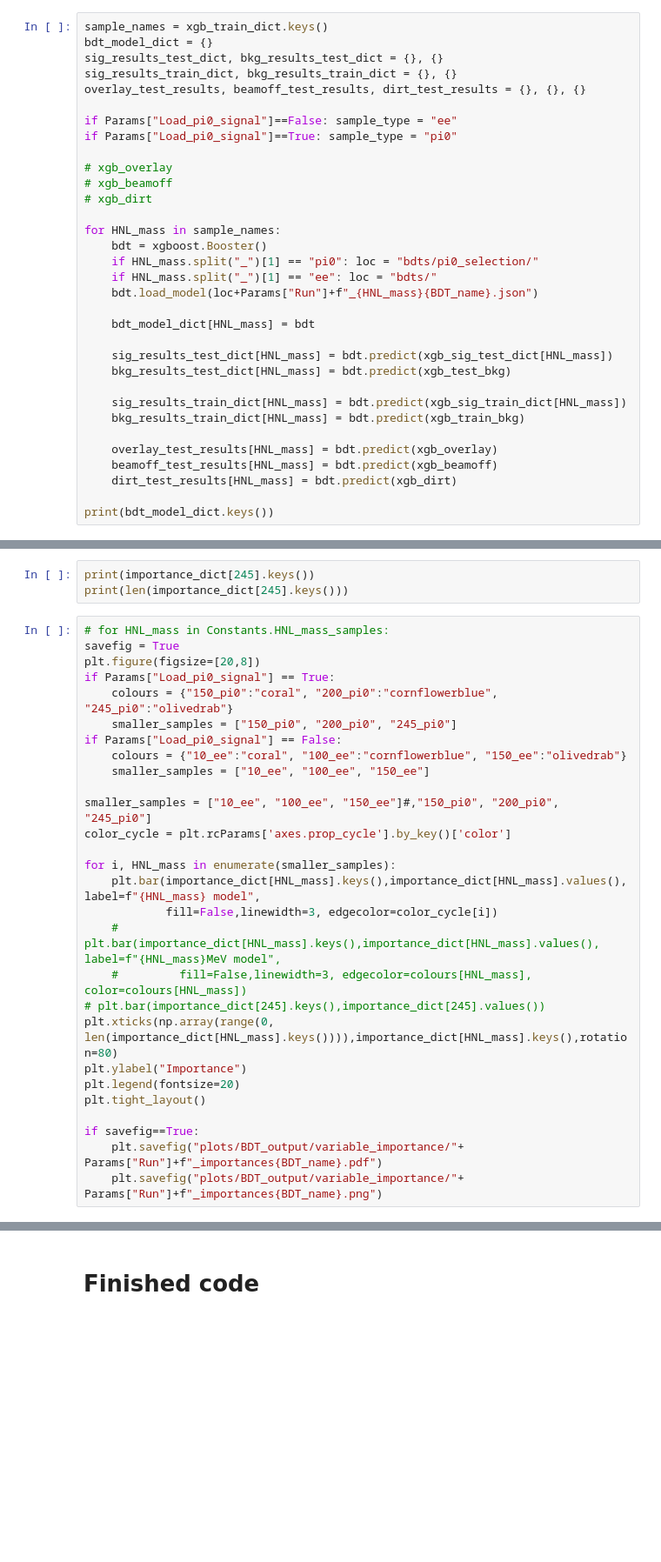
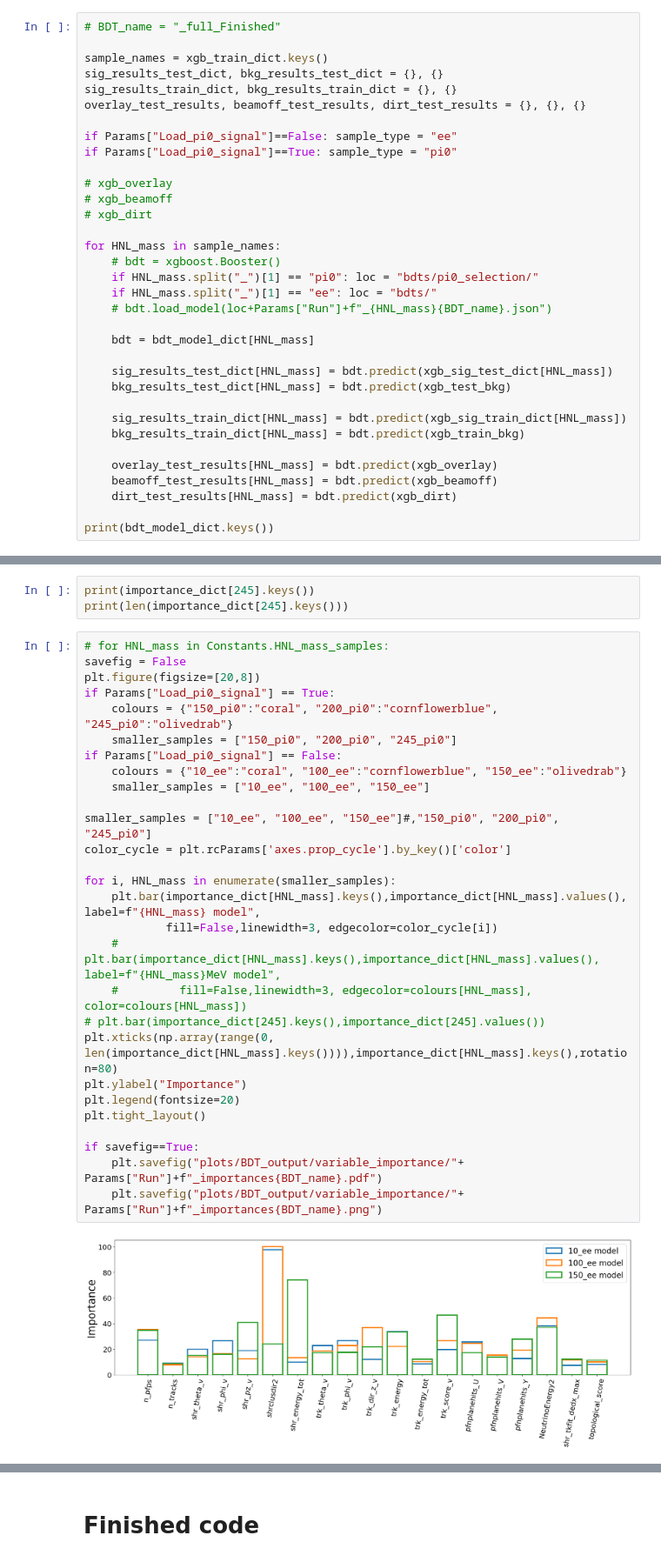
Before and after one commit to dmarsden01/uboone_HNL_analysis, a Jupyter notebook: 3_BDT_training_optimizing.ipynb, the cells around one changed output, grey strips where cells are left out. Shown at 87% size. Saved outputs shown, nothing was run; the diff lists cells and outputs as text; blank space fills up the shorter version.

```diff
--- a/3_BDT_training_optimizing.ipynb
+++ b/3_BDT_training_optimizing.ipynb
@@ -540,6 +769,7 @@ Test_vs_train_plots(xgb_sig_test_dict, xgb_test_bkg, xgb_sig_train_dict, xgb_tra
 # %%
+# BDT_name = "_full_Finished"
+
 sample_names = xgb_train_dict.keys()
-bdt_model_dict = {}
 sig_results_test_dict, bkg_results_test_dict = {}, {}
 sig_results_train_dict, bkg_results_train_dict = {}, {}
 overlay_test_results, beamoff_test_results, dirt_test_results = {}, {}, {}
@@ -552,12 +782,12 @@ if Params["Load_pi0_signal"]==True: sample_type = "pi0"
 # xgb_dirt
 
 for HNL_mass in sample_names:
-    bdt = xgboost.Booster()
+    # bdt = xgboost.Booster()
     if HNL_mass.split("_")[1] == "pi0": loc = "bdts/pi0_selection/"
     if HNL_mass.split("_")[1] == "ee": loc = "bdts/"
-    bdt.load_model(loc+Params["Run"]+f"_{HNL_mass}{BDT_name}.json")
+    # bdt.load_model(loc+Params["Run"]+f"_{HNL_mass}{BDT_name}.json")
 
-    bdt_model_dict[HNL_mass] = bdt
+    bdt = bdt_model_dict[HNL_mass]
 
     sig_results_test_dict[HNL_mass] = bdt.predict(xgb_sig_test_dict[HNL_mass])
     bkg_results_test_dict[HNL_mass] = bdt.predict(xgb_test_bkg)
@@ -835,32 +1076,34 @@ print(importance_dict[245].keys())
 print(len(importance_dict[245].keys()))
 # %%
 # for HNL_mass in Constants.HNL_mass_samples:
-savefig = True
+savefig = False
 plt.figure(figsize=[20,8])
 if Params["Load_pi0_signal"] == True:
     colours = {"150_pi0":"coral", "200_pi0":"cornflowerblue", "245_pi0":"olivedrab"}
     smaller_samples = ["150_pi0", "200_pi0", "245_pi0"]
 if Params["Load_pi0_signal"] == False:
     colours = {"10_ee":"coral", "100_ee":"cornflowerblue", "150_ee":"olivedrab"}
     smaller_samples = ["10_ee", "100_ee", "150_ee"]
 
 smaller_samples = ["10_ee", "100_ee", "150_ee"]#,"150_pi0", "200_pi0", "245_pi0"]
 color_cycle = plt.rcParams['axes.prop_cycle'].by_key()['color']
 
 for i, HNL_mass in enumerate(smaller_samples):
     plt.bar(importance_dict[HNL_mass].keys(),importance_dict[HNL_mass].values(), label=f"{HNL_mass} model",
             fill=False,linewidth=3, edgecolor=color_cycle[i])
     # plt.bar(importance_dict[HNL_mass].keys(),importance_dict[HNL_mass].values(), label=f"{HNL_mass}MeV model",
     #         fill=False,linewidth=3, edgecolor=colours[HNL_mass], color=colours[HNL_mass])
 # plt.bar(importance_dict[245].keys(),importance_dict[245].values())
 plt.xticks(np.array(range(0, len(importance_dict[HNL_mass].keys()))),importance_dict[HNL_mass].keys(),rotation=80)
 plt.ylabel("Importance")
 plt.legend(fontsize=20)
 plt.tight_layout()
 
 if savefig==True:
     plt.savefig("plots/BDT_output/variable_importance/"+ Params["Run"]+f"_importances{BDT_name}.pdf")
     plt.savefig("plots/BDT_output/variable_importance/"+ Params["Run"]+f"_importances{BDT_name}.png")
+# %% [output]
+[figure, added]
 # %%
 plt.figure(figsize=[20,8])
 colours = {150:"coral", 200:"cornflowerblue", 245:"olivedrab"}
```
Also changed, not shown: parts of 28 cells of this notebook, 1 other file.
